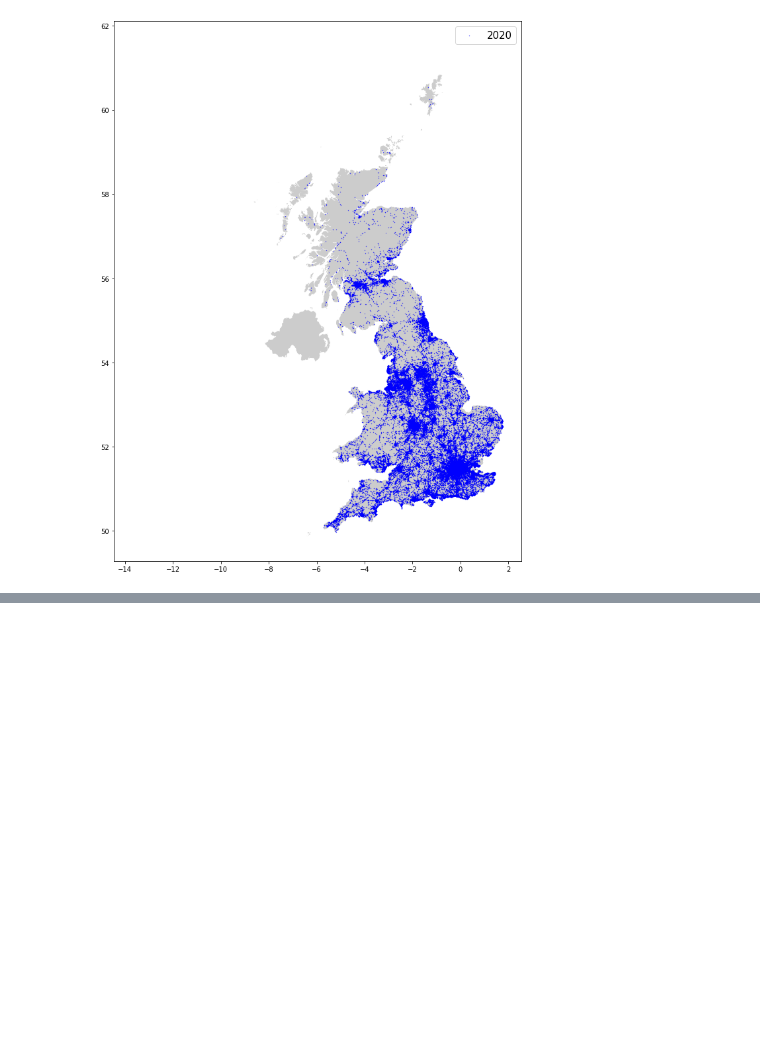
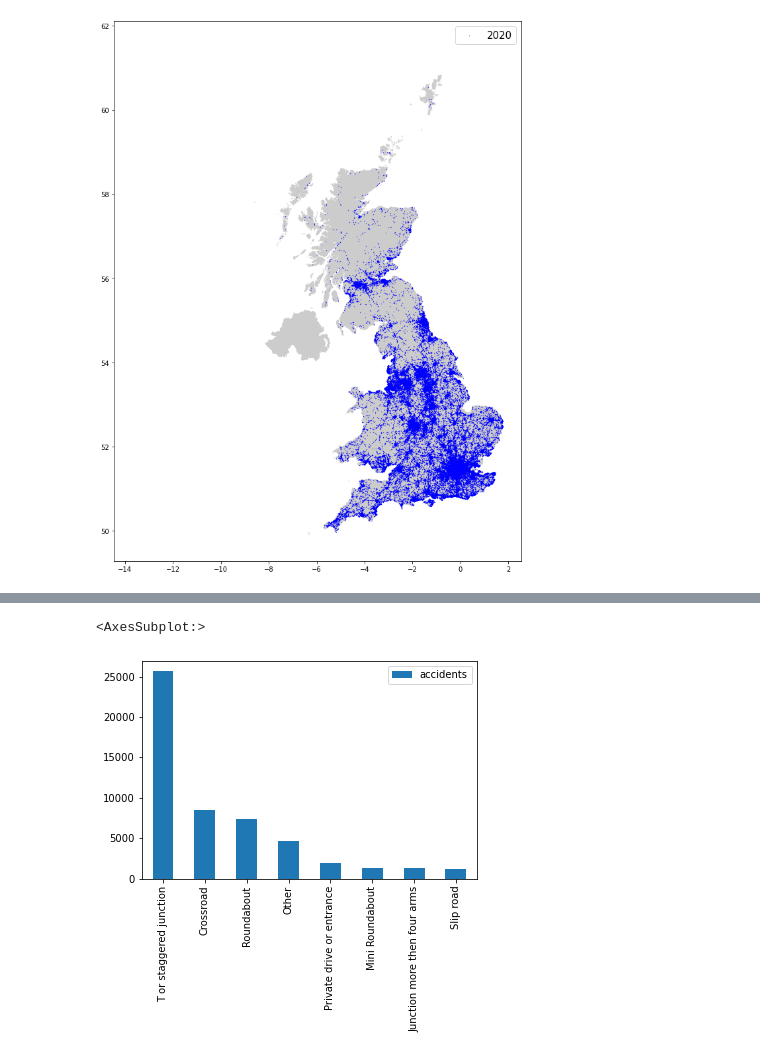
Before and after one commit to LeanderHuyghe/Accident-Visualization, a Jupyter notebook: Geopandas.ipynb, the cells around one changed output, grey strips where cells are left out. Drawn from its saved outputs; the diff is of its cells as text; code cells hidden in the pictures; blank space fills up the shorter version.

```diff
--- a/Geopandas.ipynb
+++ b/Geopandas.ipynb
@@ -66,0 +74,6 @@ Note: you may need to restart the kernel to use updated packages.
+# %%
+Junction_accidents = pd.DataFrame({'accidents': [25626, 8429, 7326, 4705, 1887, 1300, 1279, 1159]}, index = ['T or staggered junction', 'Crossroad', 'Roundabout', 'Other', 'Private drive or entrance', 'Mini Roundabout', 'Junction more then four arms', 'Slip road' ])
+Junction_accidents.plot(kind = 'bar')
+# %% [output]
+<AxesSubplot:>
+[figure, added]
```
Also changed, not shown: parts of 3 cells of this notebook.
